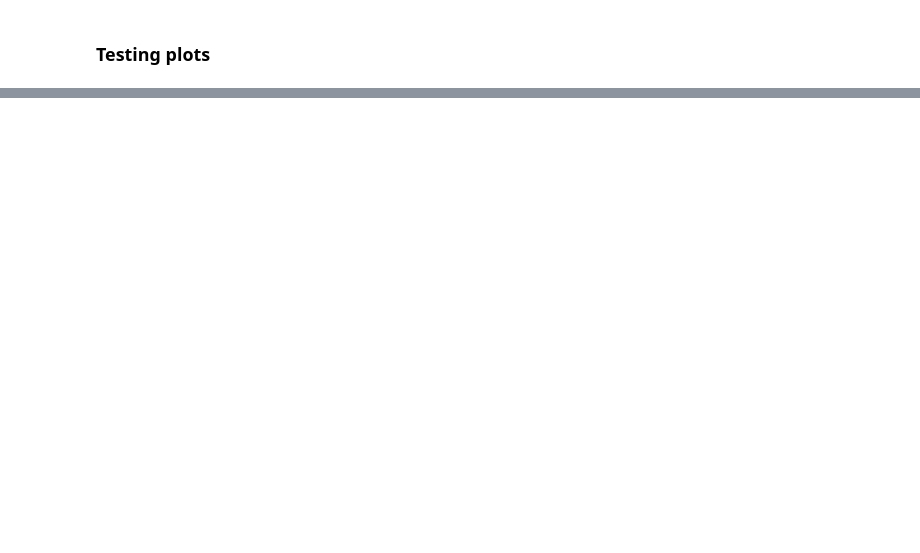
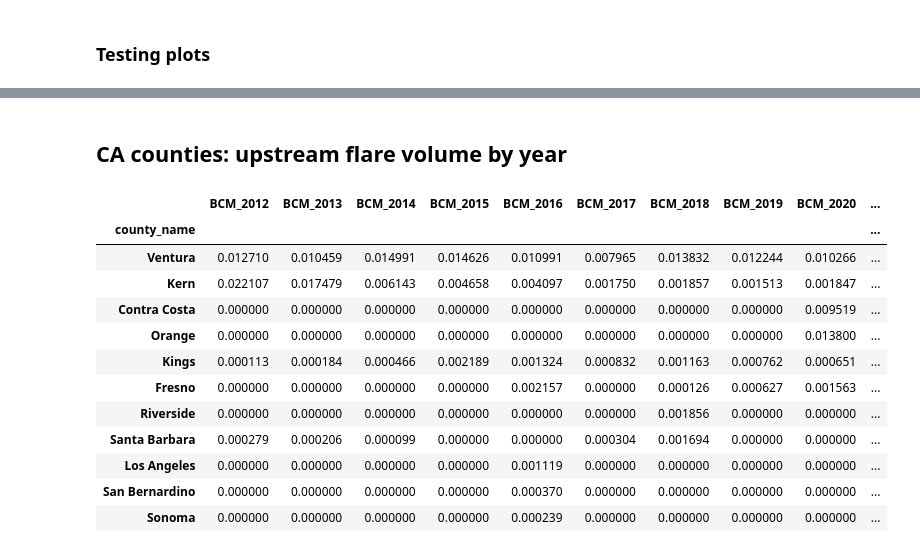
Before and after one commit to natebendermontana/capstone_rmi, a Jupyter notebook: data_exploration.ipynb, the cells around one changed output, grey strips where cells are left out. Saved outputs shown, nothing was run; the diff lists cells and outputs as text; code cells hidden in the pictures; blank space fills up the shorter version.

```diff
--- a/data_exploration.ipynb
+++ b/data_exploration.ipynb
@@ -169,0 +207,2 @@ plt.show()
+# %% [markdown]
+## CA counties: upstream flare volume by year
@@ -169,0 +234,16 @@ plt.show()
+# %%
+stats.sort_values('Total_bcm', ascending=False)
+# %% [output]
+|  | BCM_2012 | BCM_2013 | BCM_2014 | BCM_2015 | BCM_2016 | BCM_2017 | BCM_2018 | BCM_2019 | BCM_2020 | ... |
+| county_name |  |  |  |  |  |  |  |  |  | ... |
+| Ventura | 0.012710 | 0.010459 | 0.014991 | 0.014626 | 0.010991 | 0.007965 | 0.013832 | 0.012244 | 0.010266 | ... |
+| Kern | 0.022107 | 0.017479 | 0.006143 | 0.004658 | 0.004097 | 0.001750 | 0.001857 | 0.001513 | 0.001847 | ... |
+| Contra Costa | 0.000000 | 0.000000 | 0.000000 | 0.000000 | 0.000000 | 0.000000 | 0.000000 | 0.000000 | 0.009519 | ... |
+| Orange | 0.000000 | 0.000000 | 0.000000 | 0.000000 | 0.000000 | 0.000000 | 0.000000 | 0.000000 | 0.013800 | ... |
+| Kings | 0.000113 | 0.000184 | 0.000466 | 0.002189 | 0.001324 | 0.000832 | 0.001163 | 0.000762 | 0.000651 | ... |
+| Fresno | 0.000000 | 0.000000 | 0.000000 | 0.000000 | 0.002157 | 0.000000 | 0.000126 | 0.000627 | 0.001563 | ... |
+| Riverside | 0.000000 | 0.000000 | 0.000000 | 0.000000 | 0.000000 | 0.000000 | 0.001856 | 0.000000 | 0.000000 | ... |
+| Santa Barbara | 0.000279 | 0.000206 | 0.000099 | 0.000000 | 0.000000 | 0.000304 | 0.001694 | 0.000000 | 0.000000 | ... |
+| Los Angeles | 0.000000 | 0.000000 | 0.000000 | 0.000000 | 0.001119 | 0.000000 | 0.000000 | 0.000000 | 0.000000 | ... |
+| San Bernardino | 0.000000 | 0.000000 | 0.000000 | 0.000000 | 0.000370 | 0.000000 | 0.000000 | 0.000000 | 0.000000 | ... |
+| Sonoma | 0.000000 | 0.000000 | 0.000000 | 0.000000 | 0.000239 | 0.000000 | 0.000000 | 0.000000 | 0.000000 | ... |
```
Also changed, not shown: parts of 21 cells of this notebook, 1 other file.
